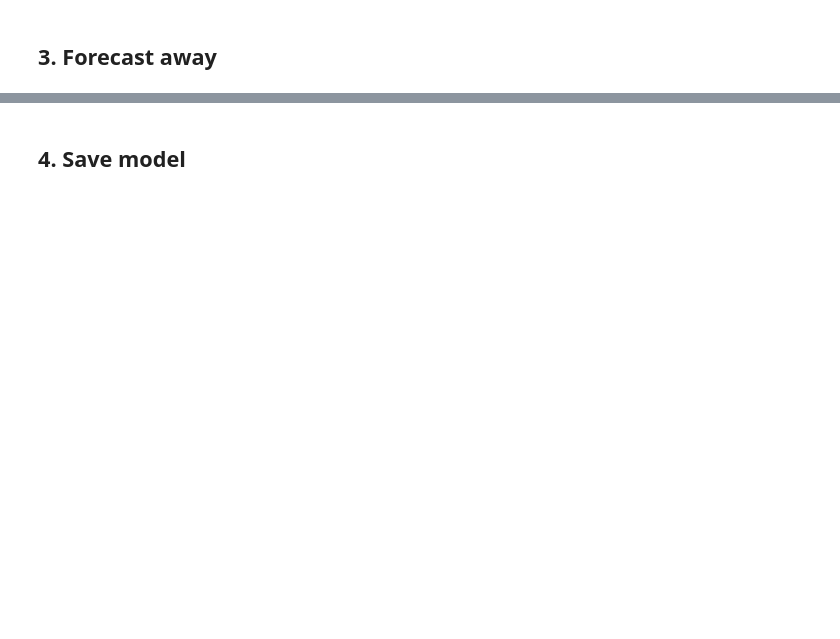
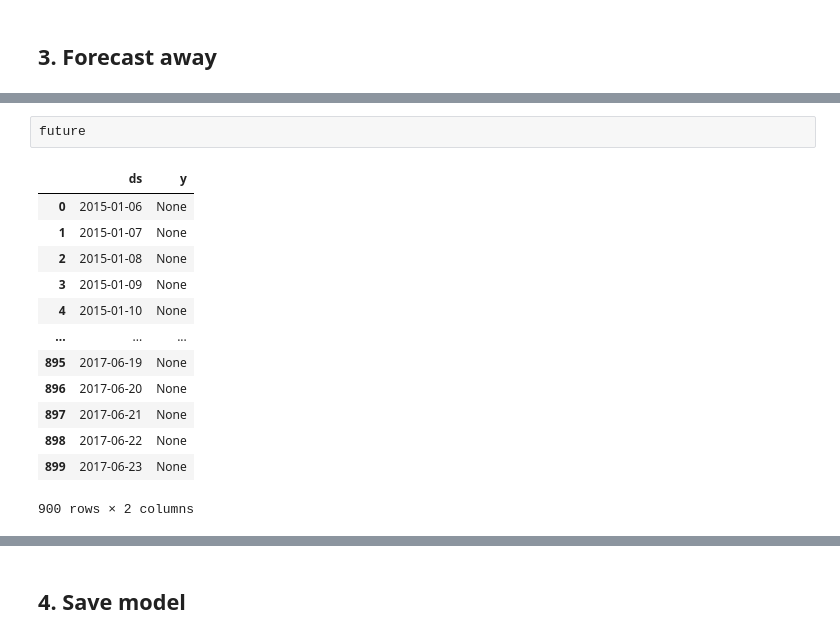
Before and after one commit to ortizfram/Forecasting-Weather-with-Neural-Prophet, a Jupyter notebook: neural-prophet.ipynb, the cells around one changed output, grey strips where cells are left out. Cells and saved outputs as stored; diff of their text form; blank space fills up the shorter version.

```diff
--- a/neural-prophet.ipynb
+++ b/neural-prophet.ipynb
@@ -136,0 +183,16 @@ melb.tail()
+# %%
+future
+# %% [output]
+|  | ds | y |
+| 0 | 2015-01-06 | None |
+| 1 | 2015-01-07 | None |
+| 2 | 2015-01-08 | None |
+| 3 | 2015-01-09 | None |
+| 4 | 2015-01-10 | None |
+| ... | ... | ... |
+| 895 | 2017-06-19 | None |
+| 896 | 2017-06-20 | None |
+| 897 | 2017-06-21 | None |
+| 898 | 2017-06-22 | None |
+| 899 | 2017-06-23 | None |
+900 rows × 2 columns
```
Also changed, not shown: parts of 10 cells of this notebook.
